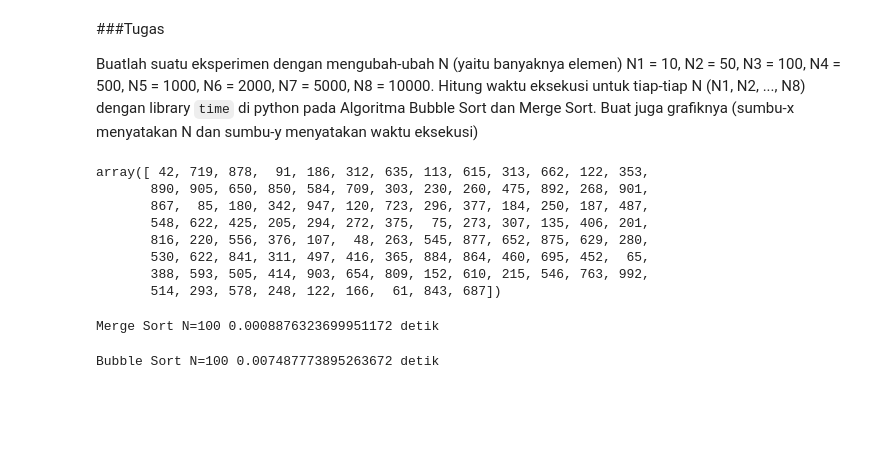
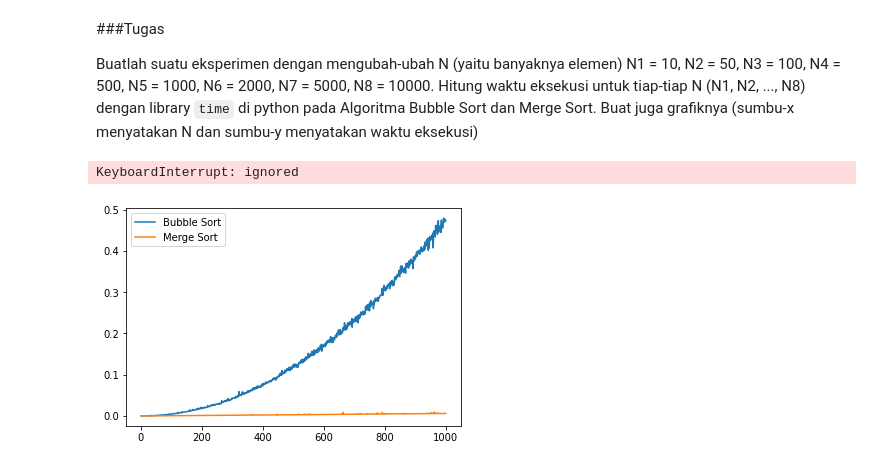
Before and after one commit to liebenlito/Algorithm-Python, a Jupyter notebook: Merge_Sort.ipynb, the cells around one changed output. Cells and saved outputs as stored; diff of their text form; code cells hidden in the pictures; blank space fills up the shorter version.

```diff
--- a/Merge_Sort.ipynb
+++ b/Merge_Sort.ipynb
@@ -143,32 +143,35 @@ Buatlah suatu eksperimen dengan mengubah-ubah N (yaitu banyaknya elemen) N1 = 10
 import numpy as np
 import matplotlib.pyplot as plt
 import time
-# %%
-S = np.random.randint(0,1000,100)
-S
-# %% [output]
-array([ 42, 719, 878,  91, 186, 312, 635, 113, 615, 313, 662, 122, 353,
-       890, 905, 650, 850, 584, 709, 303, 230, 260, 475, 892, 268, 901,
-       867,  85, 180, 342, 947, 120, 723, 296, 377, 184, 250, 187, 487,
-       548, 622, 425, 205, 294, 272, 375,  75, 273, 307, 135, 406, 201,
-       816, 220, 556, 376, 107,  48, 263, 545, 877, 652, 875, 629, 280,
-       530, 622, 841, 311, 497, 416, 365, 884, 864, 460, 695, 452,  65,
-       388, 593, 505, 414, 903, 654, 809, 152, 610, 215, 546, 763, 992,
-       514, 293, 578, 248, 122, 166,  61, 843, 687])
-# %%
-start_time = time.time()
-S_bubble = mergeSort(S)
-N = len(S)
-end_time = time.time()
-print("Merge Sort N={} {} detik".format(N, end_time - start_time))
-# %% [output]
-Merge Sort N=100 0.0008876323699951172 detik
-# %%
-start_time = time.time()
-S_bubble = bubbleSort(S)
-N = len(S)
-end_time = time.time()
-print("Bubble Sort N={} {} detik".format(N, end_time - start_time))
-# %% [output]
-Bubble Sort N=100 0.007487773895263672 detik
+# %%
+def exec(n=1, flag='MS'):
+  T = []
+  for i in range(1, n+1):
+    S = np.random.randint(0,1000,i)
+    if flag == 'MS':
+      start_time = time.time()
+      mergeSort(S)
+      end_time = time.time()
+    elif flag == 'BS':
+      start_time = time.time()
+      bubbleSort(S)
+      end_time = time.time()
+
+    T.append(end_time - start_time)
+
+  return T
+# %%
+waktu_MS = exec(10000, 'MS')
+pprint(waktu_MS)
+# %% [output]
+KeyboardInterrupt: ignored
+# %%
+waktu_BS = exec(1000, 'BS')
+# %%
+X = np.linspace(1, 1000, 1000)
+plt.plot(X, waktu_BS, label='Bubble Sort')
+plt.plot(X, waktu_MS[:1000], label='Merge Sort')
+plt.legend();
+# %% [output]
+[figure, added]
 # %%
```
Also changed, not shown: parts of 1 cell of this notebook.
